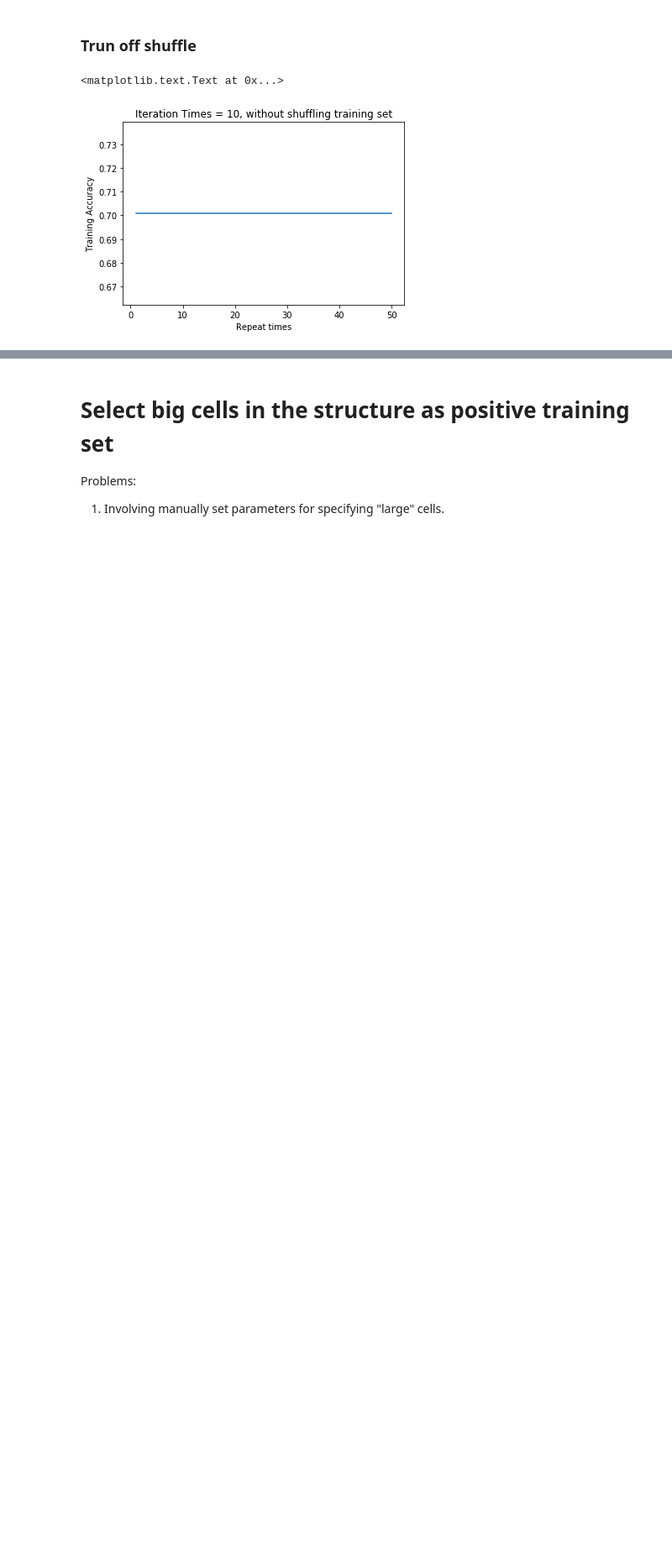
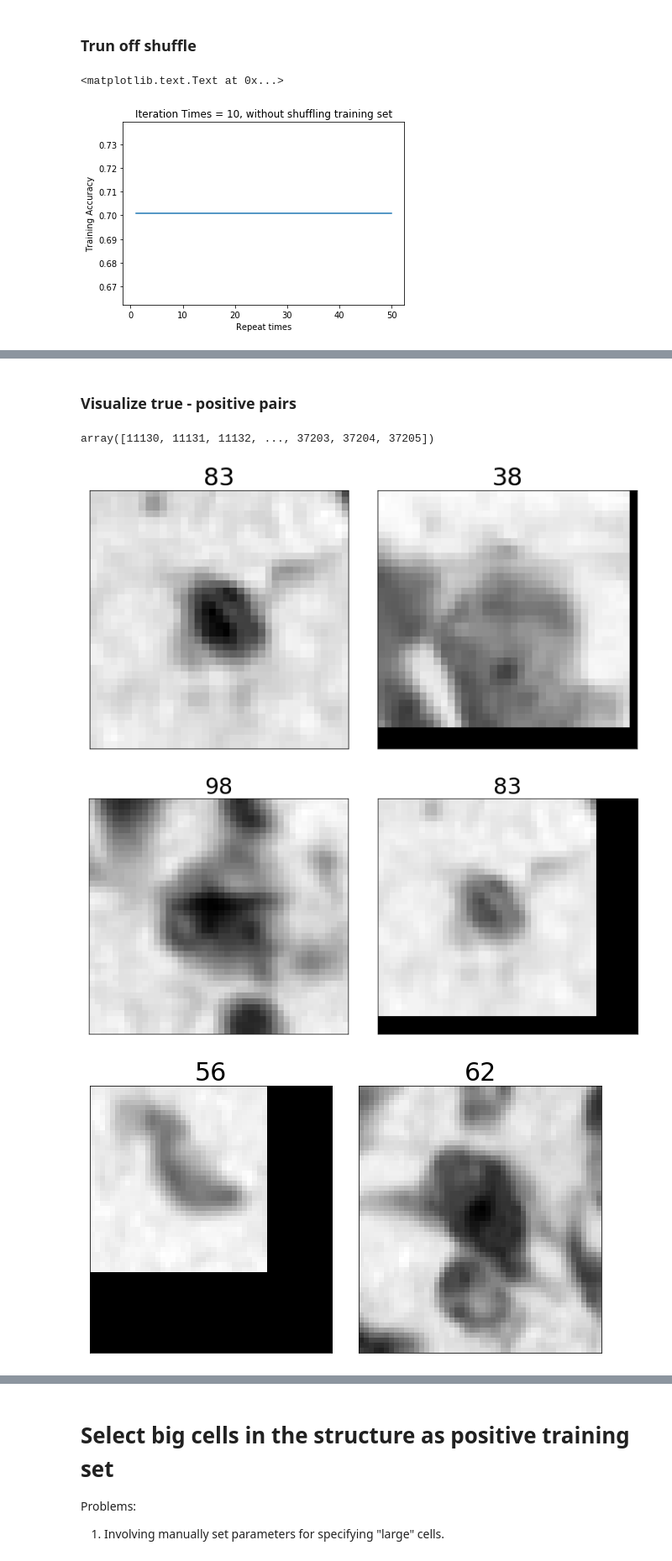
Before and after one commit to xiangjiph/MouseBrainAtlas, a Jupyter notebook: XJ/blob_detection_Perceptron.ipynb, the cells around one changed output, grey strips where cells are left out. Shown at 84% size. Saved outputs shown, nothing was run; the diff lists cells and outputs as text; code cells hidden in the pictures; blank space fills up the shorter version.

```diff
--- a/XJ/blob_detection_Perceptron.ipynb
+++ b/XJ/blob_detection_Perceptron.ipynb
@@ -546,0 +612,36 @@ array([[ 1.68751378, -2.72886974, -1.78505416, -0.60496255, -2.93612604,
+# %% [markdown]
+### Visualize true - positive pairs
+# %%
+idx0 = 0
+temp_convert_list_to_matrix_idx = {}
+for idx1 in range(temp_curr_BlobsNum_in_structure):
+    for idx2 in range(temp_curr_BlobsNum_in_structure):
+        if idx1 != idx2:
+            temp_convert_list_to_matrix_idx[idx0]=frozenset([idx1,idx2])
+            idx0 +=1
+# %%
+idx0_surr = temp_curr_BlobsNum_in_structure
+temp_convert_list_to_matrix_idx_surr = {}
+for idx1 in range(temp_curr_BlobsNum_in_structure):
+    for idx2 in range(temp_curr_BlobsNum_in_structure_surr):
+        temp_convert_list_to_matrix_idx_surr[idx0]=frozenset([idx1,idx2])
+        idx0_surr +=1
+# %%
+true_negative_idx
+# %% [output]
+array([11130, 11131, 11132, ..., 37203, 37204, 37205])
+# %%
+true_pos_matched_pair = [temp_convert_list_to_matrix_idx[idx] for idx in true_positive_idx]
+true_pos_matched_pair = map(list,set(true_pos_matched_pair))
+true_pos_matched_pair.sort()
+# %%
+margin = 15
+for idx1,idx2 in random.sample(true_pos_matched_pair,10):
+    display_images_in_grids([fun_crop_images(im_rescale[secIndex],*temp_curr_BlobsProps_in_structure[idx1]['bbox'],im0max=im0max,im1max=im1max,margin=margin),
+    fun_crop_images(im_rescale[secIndex],*temp_curr_BlobsProps_in_structure[idx2]['bbox'],im0max=im0max,im1max=im1max,margin=margin)
+    ],nc=2,cmap=plt.cm.gray,titles=[idx1,idx2]
+    )
+# %% [output]
+[figure, added]
+[figure, added]
+[figure, added]
```
Also changed, not shown: parts of 20 cells of this notebook.
